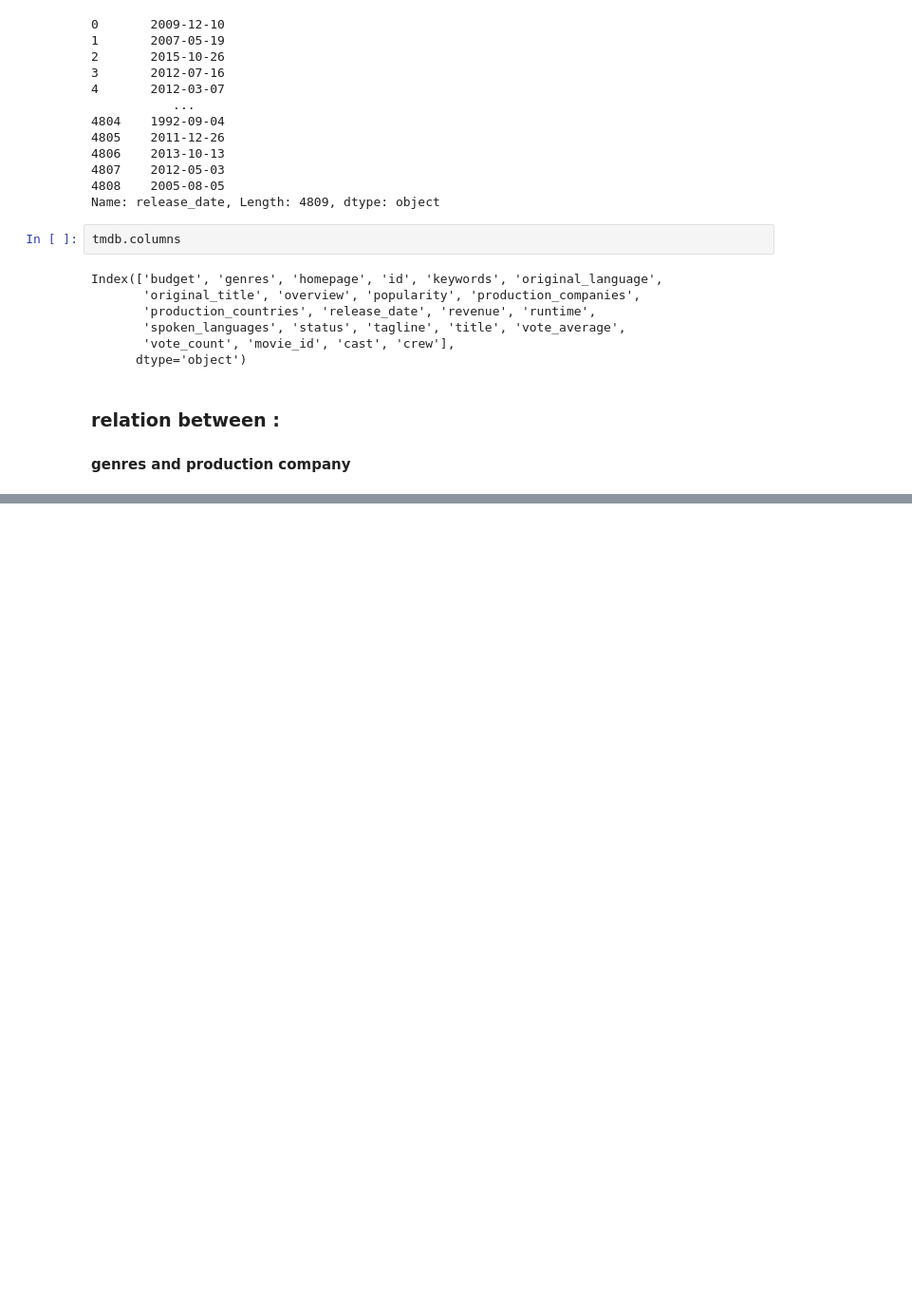
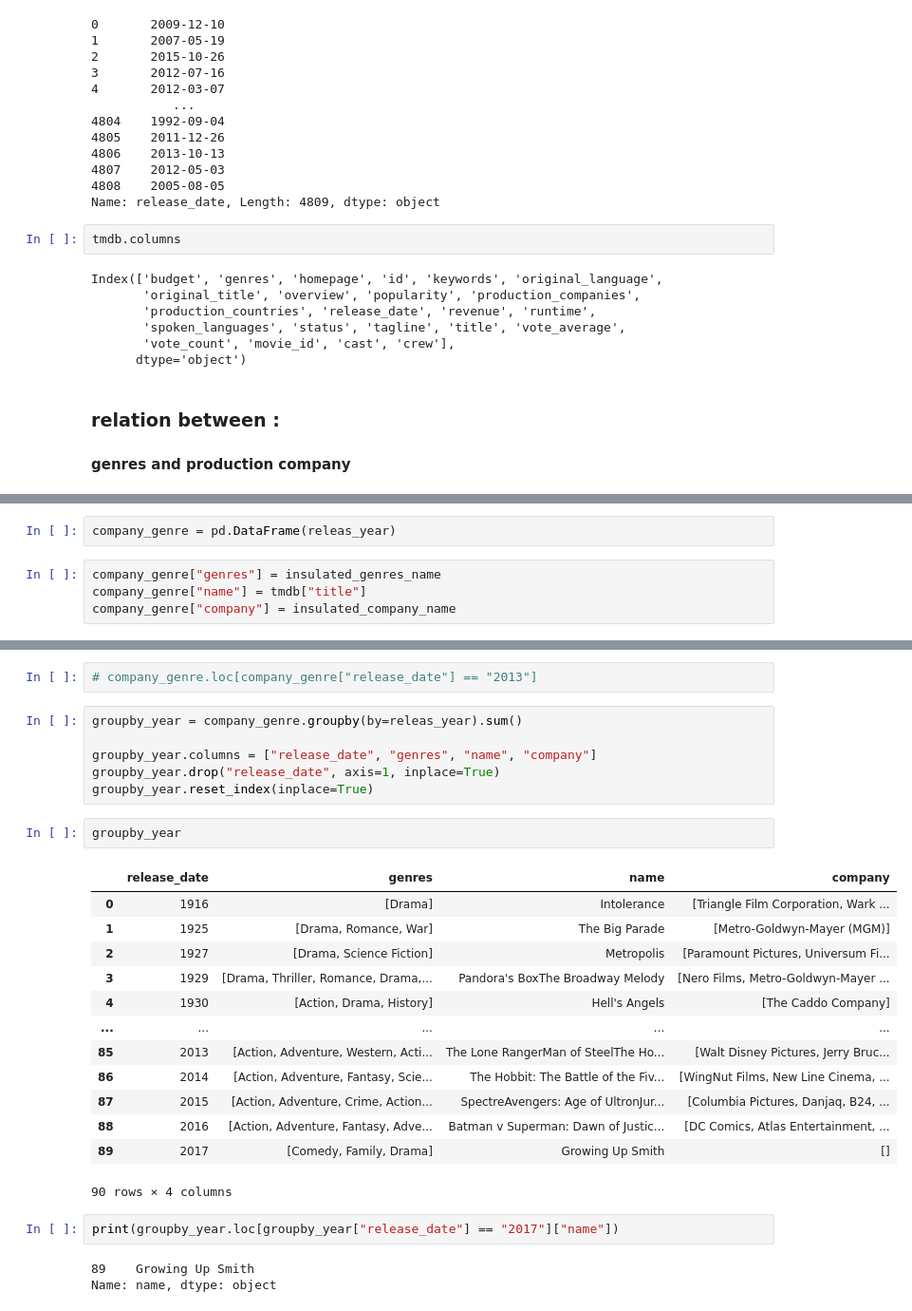
Before and after one commit to saeedshiranii/Data_Analysis, a Jupyter notebook: Movie recomendation/movie_recomendation.ipynb, the cells around one changed output, grey strips where cells are left out. Shown at 95% size. Drawn from its saved outputs; the diff is of its cells as text; blank space fills up the shorter version.

```diff
--- a/Movie recomendation/movie_recomendation.ipynb
+++ b/Movie recomendation/movie_recomendation.ipynb
@@ -346,0 +365,6 @@ tmdb.head(100)
+# %%
+company_genre = pd.DataFrame(releas_year)
+# %%
+company_genre["genres"] = insulated_genres_name
+company_genre["name"] = tmdb["title"]
+company_genre["company"] = insulated_company_name
@@ -346,0 +377,29 @@ tmdb.head(100)
+# %%
+# company_genre.loc[company_genre["release_date"] == "2013"]
+# %%
+groupby_year = company_genre.groupby(by=releas_year).sum()
+
+groupby_year.columns = ["release_date", "genres", "name", "company"]
+groupby_year.drop("release_date", axis=1, inplace=True)
+groupby_year.reset_index(inplace=True)
+# %%
+groupby_year
+# %% [output]
+|  | release_date | genres | name | company |
+| 0 | 1916 | [Drama] | Intolerance | [Triangle Film Corporation, Wark ... |
+| 1 | 1925 | [Drama, Romance, War] | The Big Parade | [Metro-Goldwyn-Mayer (MGM)] |
+| 2 | 1927 | [Drama, Science Fiction] | Metropolis | [Paramount Pictures, Universum Fi... |
+| 3 | 1929 | [Drama, Thriller, Romance, Drama,... | Pandora's BoxThe Broadway Melody | [Nero Films, Metro-Goldwyn-Mayer ... |
+| 4 | 1930 | [Action, Drama, History] | Hell's Angels | [The Caddo Company] |
+| ... | ... | ... | ... | ... |
+| 85 | 2013 | [Action, Adventure, Western, Acti... | The Lone RangerMan of SteelThe Ho... | [Walt Disney Pictures, Jerry Bruc... |
+| 86 | 2014 | [Action, Adventure, Fantasy, Scie... | The Hobbit: The Battle of the Fiv... | [WingNut Films, New Line Cinema, ... |
+| 87 | 2015 | [Action, Adventure, Crime, Action... | SpectreAvengers: Age of UltronJur... | [Columbia Pictures, Danjaq, B24, ... |
+| 88 | 2016 | [Action, Adventure, Fantasy, Adve... | Batman v Superman: Dawn of Justic... | [DC Comics, Atlas Entertainment, ... |
+| 89 | 2017 | [Comedy, Family, Drama] | Growing Up Smith | [] |
+90 rows × 4 columns
+# %%
+print(groupby_year.loc[groupby_year["release_date"] == "2017"]["name"])
+# %% [output]
+89    Growing Up Smith
+Name: name, dtype: object
```
Also changed, not shown: parts of 29 cells of this notebook.
